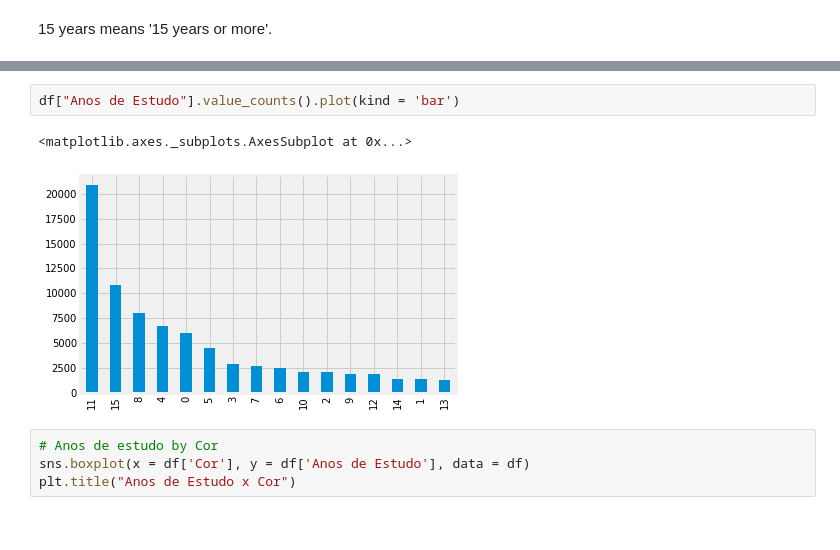
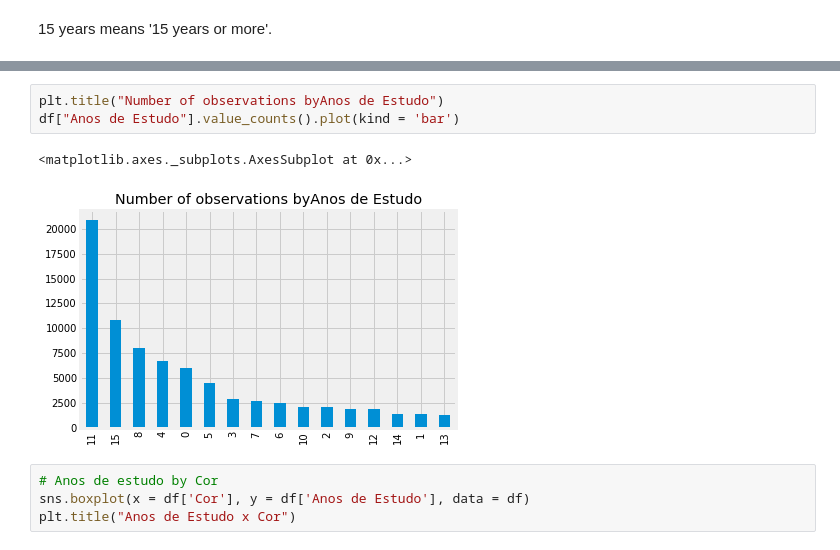
Before and after one commit to HinePo/PNAD-analysis-and-prediction, a Jupyter notebook: PNAD_2015.ipynb, the cells around one changed output, grey strips where cells are left out. Saved outputs shown, nothing was run; the diff lists cells and outputs as text.

```diff
--- a/PNAD_2015.ipynb
+++ b/PNAD_2015.ipynb
@@ -382,10 +384,11 @@ df["Anos de Estudo"].value_counts()
 13     1253
 Name: Anos de Estudo, dtype: int64
 # %%
+plt.title("Number of observations byAnos de Estudo")
 df["Anos de Estudo"].value_counts().plot(kind = 'bar')
 # %% [output]
 <matplotlib.axes._subplots.AxesSubplot at 0x...>
-[figure, old version]
+[figure, new version]
 # %%
 # Anos de estudo by Cor
 sns.boxplot(x = df['Cor'], y = df['Anos de Estudo'], data = df)
```
Also changed, not shown: parts of 8 cells of this notebook.
